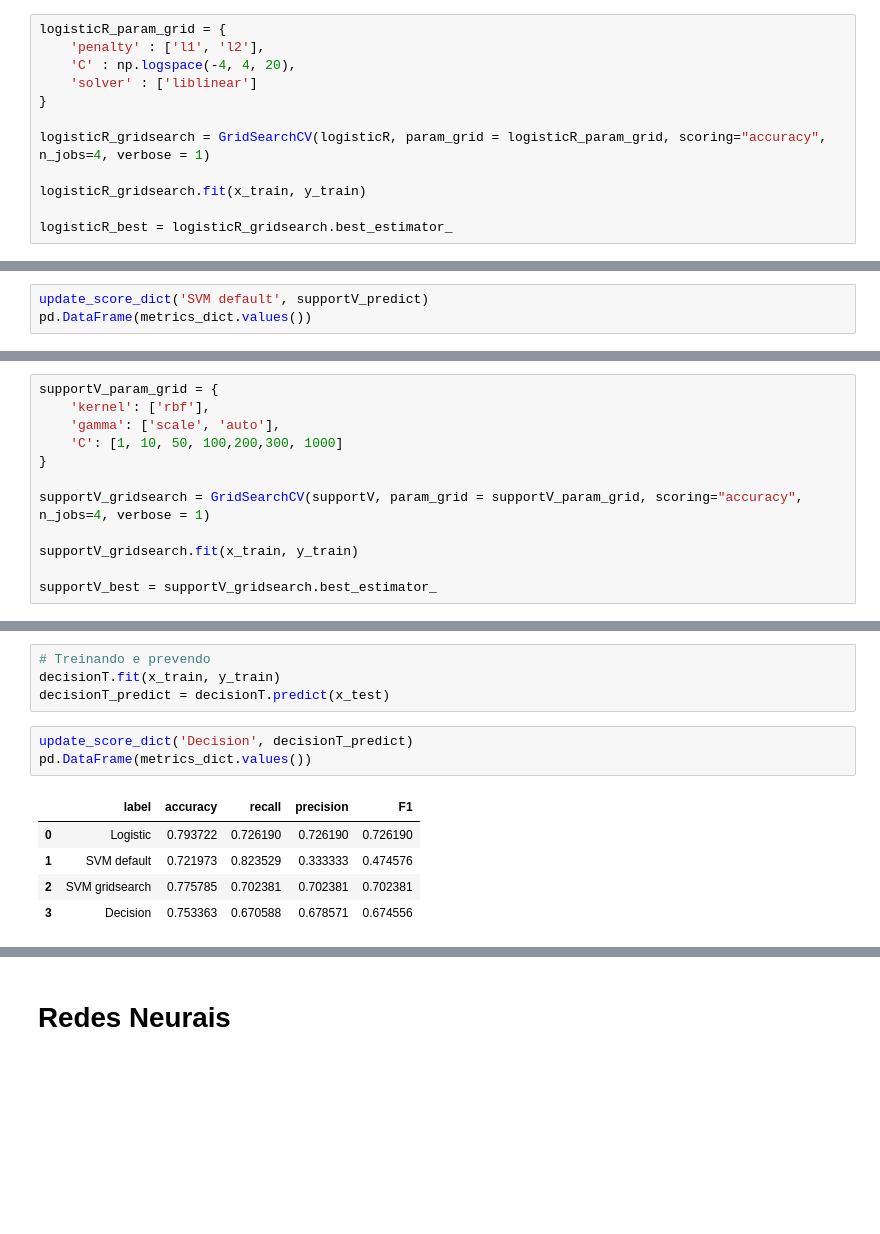
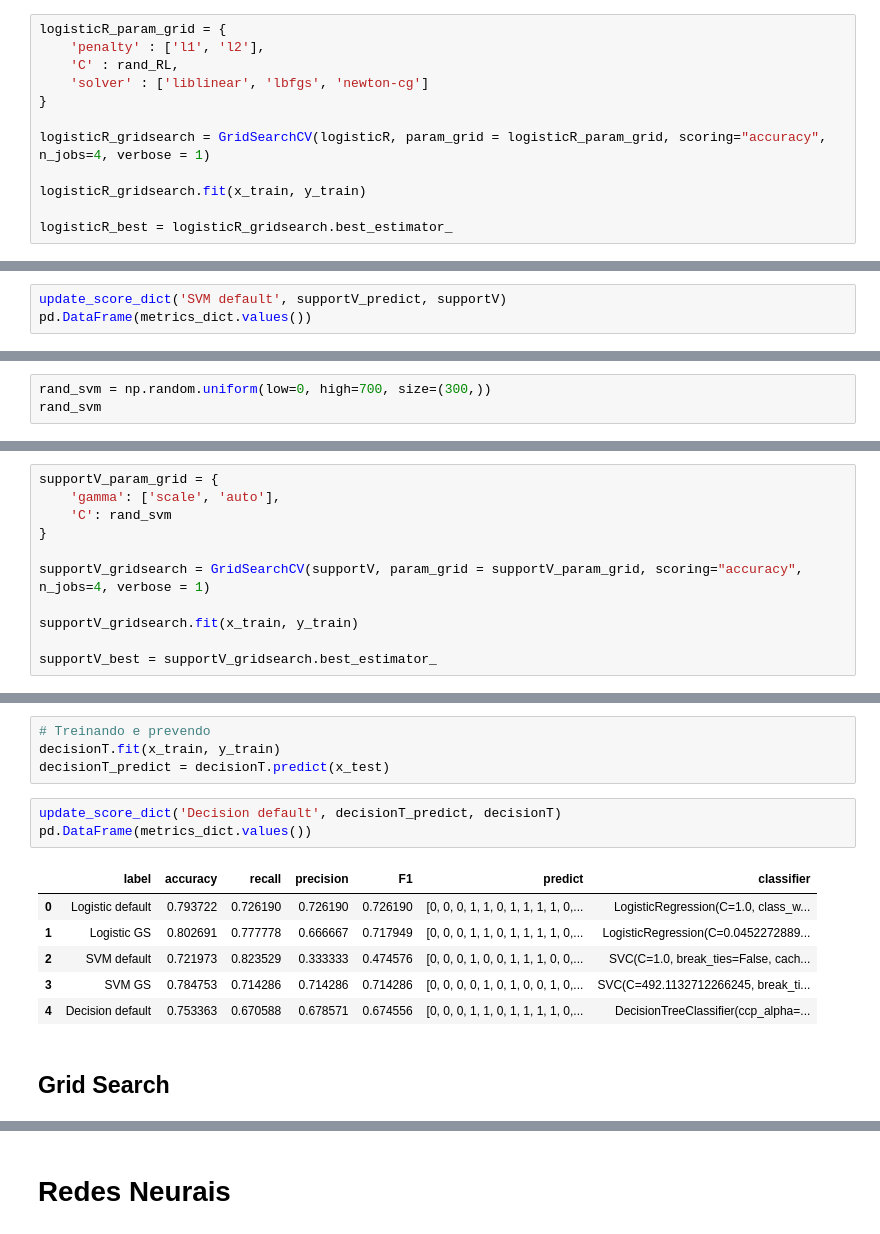
Before and after one commit to GiuDuncan/ProjetoFinal, a Jupyter notebook: 4-5-2_Modelos_TITANIC.ipynb, the cells around one changed output, grey strips where cells are left out. Drawn from its saved outputs; the diff is of its cells as text; blank space fills up the shorter version.

```diff
--- a/4-5-2_Modelos_TITANIC.ipynb
+++ b/4-5-2_Modelos_TITANIC.ipynb
@@ -83,8 +111,8 @@ pd.DataFrame(metrics_dict.values())
 # %%
 logisticR_param_grid = {
     'penalty' : ['l1', 'l2'],
-    'C' : np.logspace(-4, 4, 20),
-    'solver' : ['liblinear']
+    'C' : rand_RL,
+    'solver' : ['liblinear', 'lbfgs', 'newton-cg']
 }
 
 logisticR_gridsearch = GridSearchCV(logisticR, param_grid = logisticR_param_grid, scoring="accuracy", n_jobs=4, verbose = 1)
@@ -150,6 +174,6 @@ supportV.get_params()
 supportV.fit(x_train, y_train)
 supportV_predict = supportV.predict(x_test)
 # %%
-update_score_dict('SVM default', supportV_predict)
+update_score_dict('SVM default', supportV_predict, supportV)
 pd.DataFrame(metrics_dict.values())
 # %% [output]
@@ -159,2 +184,5 @@ pd.DataFrame(metrics_dict.values())
 # %% [markdown]
 ## Grid Search
+# %%
+rand_svm = np.random.uniform(low=0, high=700, size=(300,))
+rand_svm
@@ -161,8 +207,7 @@ pd.DataFrame(metrics_dict.values())
 # %%
 supportV_param_grid = {
-    'kernel': ['rbf'],
     'gamma': ['scale', 'auto'],
-    'C': [1, 10, 50, 100,200,300, 1000]
+    'C': rand_svm
 }
 
 supportV_gridsearch = GridSearchCV(supportV, param_grid = supportV_param_grid, scoring="accuracy", n_jobs=4, verbose = 1)
@@ -223,11 +270,14 @@ decisionT.get_params()
 decisionT.fit(x_train, y_train)
 decisionT_predict = decisionT.predict(x_test)
 # %%
-update_score_dict('Decision', decisionT_predict)
+update_score_dict('Decision default', decisionT_predict, decisionT)
 pd.DataFrame(metrics_dict.values())
 # %% [output]
-|  | label | accuracy | recall | precision | F1 |
-| 0 | Logistic | 0.793722 | 0.726190 | 0.726190 | 0.726190 |
-| 1 | SVM default | 0.721973 | 0.823529 | 0.333333 | 0.474576 |
-| 2 | SVM gridsearch | 0.775785 | 0.702381 | 0.702381 | 0.702381 |
-| 3 | Decision | 0.753363 | 0.670588 | 0.678571 | 0.674556 |
+|  | label | accuracy | recall | precision | F1 | predict | classifier |
+| 0 | Logistic default | 0.793722 | 0.726190 | 0.726190 | 0.726190 | [0, 0, 0, 1, 1, 0, 1, 1, 1, 1, 0,... | LogisticRegression(C=1.0, class_w... |
+| 1 | Logistic GS | 0.802691 | 0.777778 | 0.666667 | 0.717949 | [0, 0, 0, 1, 1, 0, 1, 1, 1, 1, 0,... | LogisticRegression(C=0.0452272889... |
+| 2 | SVM default | 0.721973 | 0.823529 | 0.333333 | 0.474576 | [0, 0, 0, 1, 0, 0, 1, 1, 1, 0, 0,... | SVC(C=1.0, break_ties=False, cach... |
+| 3 | SVM GS | 0.784753 | 0.714286 | 0.714286 | 0.714286 | [0, 0, 0, 0, 1, 0, 1, 0, 0, 1, 0,... | SVC(C=492.1132712266245, break_ti... |
+| 4 | Decision default | 0.753363 | 0.670588 | 0.678571 | 0.674556 | [0, 0, 0, 1, 1, 0, 1, 1, 1, 1, 0,... | DecisionTreeClassifier(ccp_alpha=... |
+# %% [markdown]
+## Grid Search
```
Also changed, not shown: parts of 35 cells of this notebook, 5 other files.
